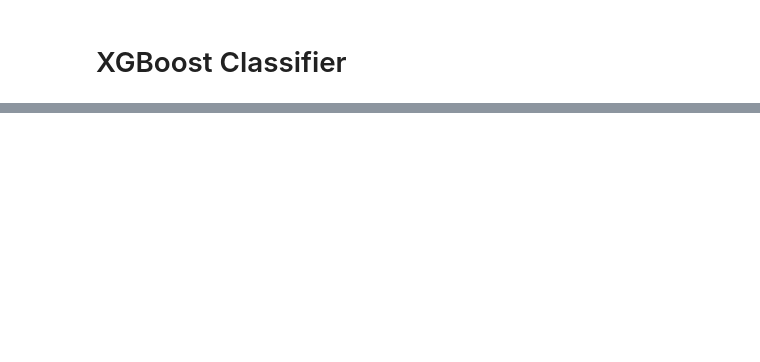
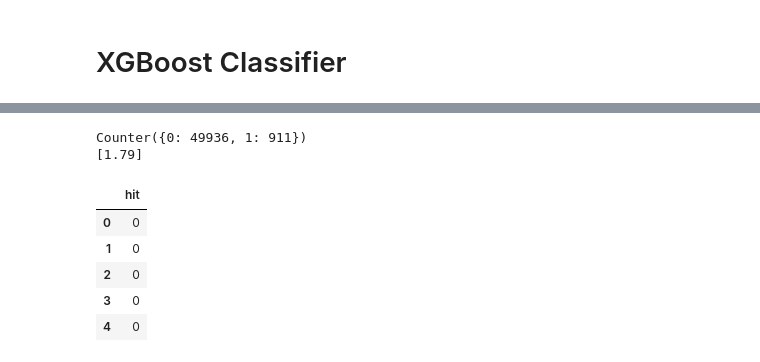
Before and after one commit to razielar/xgboost_classifier, a Jupyter notebook: jp_nbs/xgboost.classifier.ipynb, the cells around one changed output, grey strips where cells are left out. Saved outputs shown, nothing was run; the diff lists cells and outputs as text; code cells hidden in the pictures; blank space fills up the shorter version.

```diff
--- a/jp_nbs/xgboost.classifier.ipynb
+++ b/jp_nbs/xgboost.classifier.ipynb
@@ -17,0 +48,15 @@ SEED=0
+# %%
+y= data[['hit']].copy()
+num_classses= Counter(y.values.ravel())
+print(num_classses)
+print( np.round( (sum(y.values)/len(y.values))*100 ,2))
+y.head()
+# %% [output]
+Counter({0: 49936, 1: 911})
+[1.79]
+|  | hit |
+| 0 | 0 |
+| 1 | 0 |
+| 2 | 0 |
+| 3 | 0 |
+| 4 | 0 |
```
Also changed, not shown: parts of 9 cells of this notebook.
